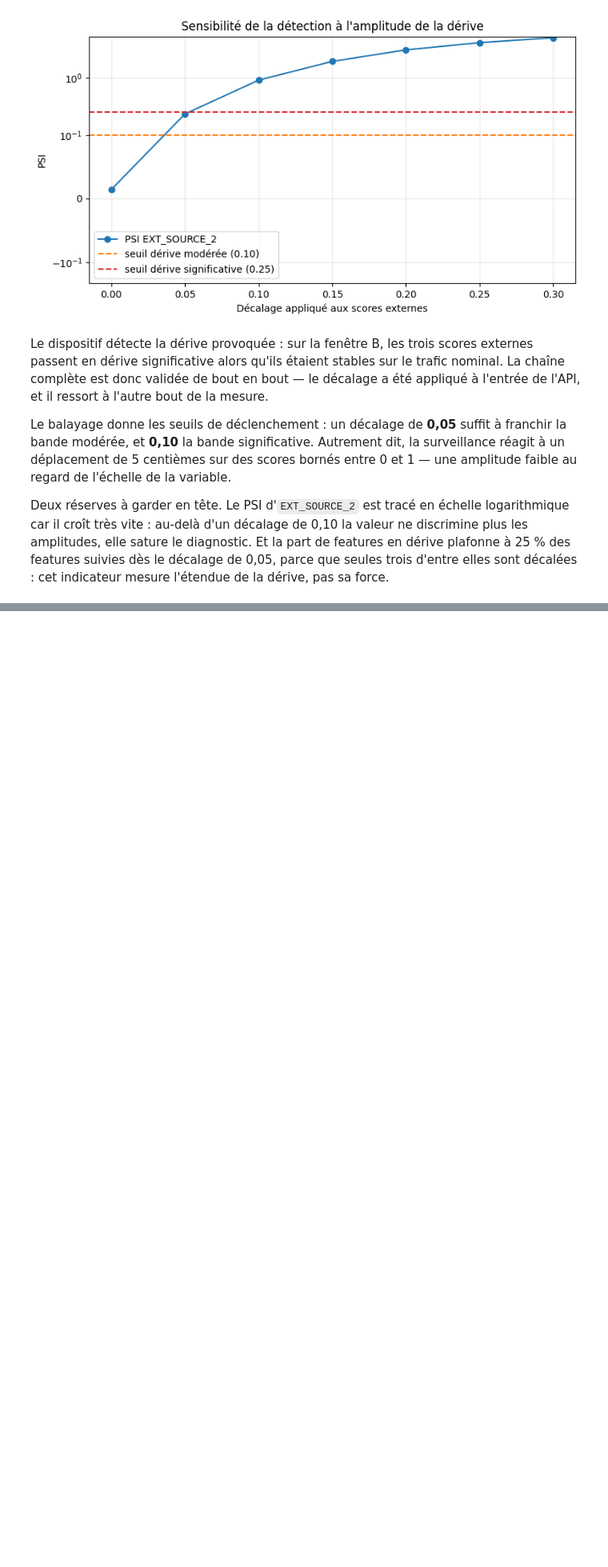
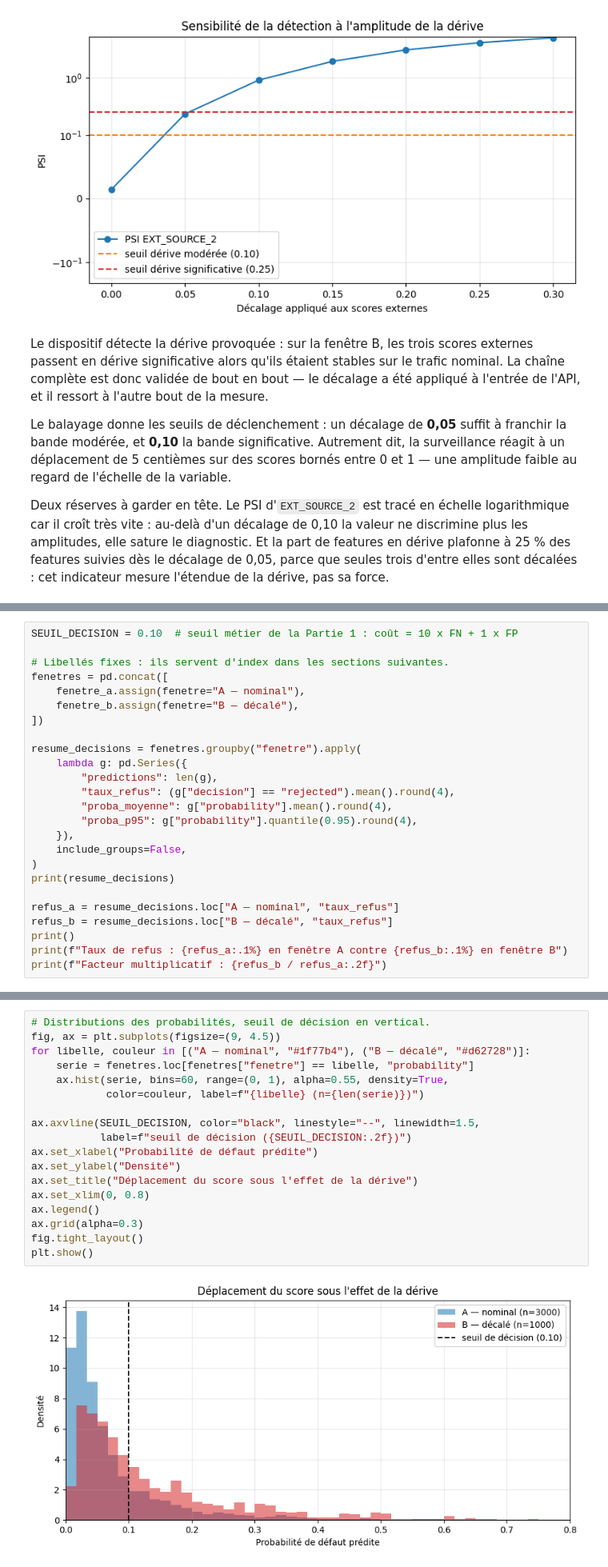
Before and after one commit to clemlre/credit-scoring-mlops, a Jupyter notebook: notebooks/07_data_drift.ipynb, the cells around one changed output, grey strips where cells are left out. Shown at 80% size. Drawn from its saved outputs; the diff is of its cells as text; blank space fills up the shorter version.

Commit message:
feat(monitoring): mesurer la dérive du score et du taux de refus

```diff
--- a/notebooks/07_data_drift.ipynb
+++ b/notebooks/07_data_drift.ipynb
@@ -477,0 +484,25 @@ décalées : cet indicateur mesure l'étendue de la dérive, pas sa force.
+# %%
+SEUIL_DECISION = 0.10  # seuil métier de la Partie 1 : coût = 10 x FN + 1 x FP
+
+# Libellés fixes : ils servent d'index dans les sections suivantes.
+fenetres = pd.concat([
+    fenetre_a.assign(fenetre="A — nominal"),
+    fenetre_b.assign(fenetre="B — décalé"),
+])
+
+resume_decisions = fenetres.groupby("fenetre").apply(
+    lambda g: pd.Series({
+        "predictions": len(g),
+        "taux_refus": (g["decision"] == "rejected").mean().round(4),
+        "proba_moyenne": g["probability"].mean().round(4),
+        "proba_p95": g["probability"].quantile(0.95).round(4),
+    }),
+    include_groups=False,
+)
+print(resume_decisions)
+
+refus_a = resume_decisions.loc["A — nominal", "taux_refus"]
+refus_b = resume_decisions.loc["B — décalé", "taux_refus"]
+print()
+print(f"Taux de refus : {refus_a:.1%} en fenêtre A contre {refus_b:.1%} en fenêtre B")
+print(f"Facteur multiplicatif : {refus_b / refus_a:.2f}")
@@ -477,0 +517,20 @@ décalées : cet indicateur mesure l'étendue de la dérive, pas sa force.
+# %%
+# Distributions des probabilités, seuil de décision en vertical.
+fig, ax = plt.subplots(figsize=(9, 4.5))
+for libelle, couleur in [("A — nominal", "#1f77b4"), ("B — décalé", "#d62728")]:
+    serie = fenetres.loc[fenetres["fenetre"] == libelle, "probability"]
+    ax.hist(serie, bins=60, range=(0, 1), alpha=0.55, density=True,
+            color=couleur, label=f"{libelle} (n={len(serie)})")
+
+ax.axvline(SEUIL_DECISION, color="black", linestyle="--", linewidth=1.5,
+           label=f"seuil de décision ({SEUIL_DECISION:.2f})")
+ax.set_xlabel("Probabilité de défaut prédite")
+ax.set_ylabel("Densité")
+ax.set_title("Déplacement du score sous l'effet de la dérive")
+ax.set_xlim(0, 0.8)
+ax.legend()
+ax.grid(alpha=0.3)
+fig.tight_layout()
+plt.show()
+# %% [output]
+[figure, added]
```
Also changed, not shown: parts of 3 cells of this notebook.
